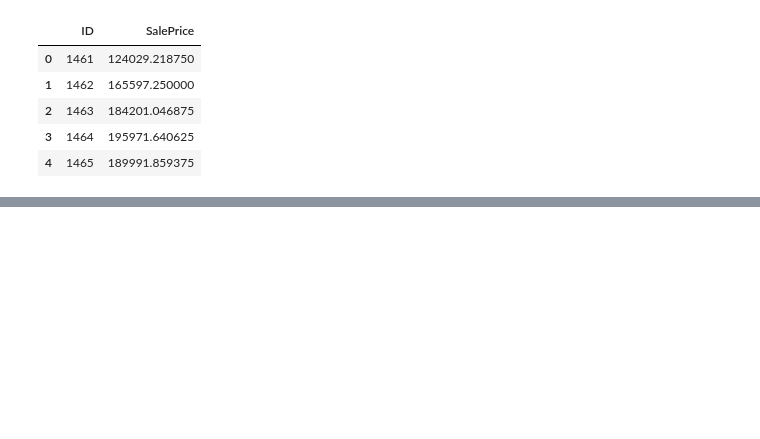
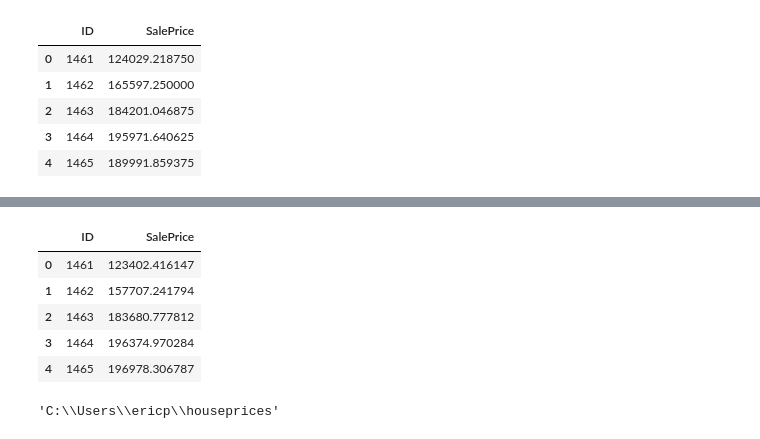
Before and after one commit to EricPPeterson/houseprices, a Jupyter notebook: Kaggle HousePrice Contest.ipynb, the cells around one changed output, grey strips where cells are left out. Cells and saved outputs as stored; diff of their text form; code cells hidden in the pictures; blank space fills up the shorter version.

```diff
--- a/Kaggle HousePrice Contest.ipynb
+++ b/Kaggle HousePrice Contest.ipynb
@@ -512,0 +683,3 @@ final.to_csv('housingpreds', index=False)
+# %%
+test_ID = pd.Series(test_ID)
+y_pred = pd.Series(np.exp(y_pred))
@@ -512,0 +701,10 @@ final.to_csv('housingpreds', index=False)
+# %%
+final_blend = pd.DataFrame({'ID':test_ID, 'SalePrice': preds})
+final_blend.head()
+# %% [output]
+|  | ID | SalePrice |
+| 0 | 1461 | 123402.416147 |
+| 1 | 1462 | 157707.241794 |
+| 2 | 1463 | 183680.777812 |
+| 3 | 1464 | 196374.970284 |
+| 4 | 1465 | 196978.306787 |
@@ -512,0 +713,4 @@ final.to_csv('housingpreds', index=False)
+# %%
+pwd
+# %% [output]
+'C:\\Users\\ericp\\houseprices'
```
Also changed, not shown: parts of 27 cells of this notebook.
